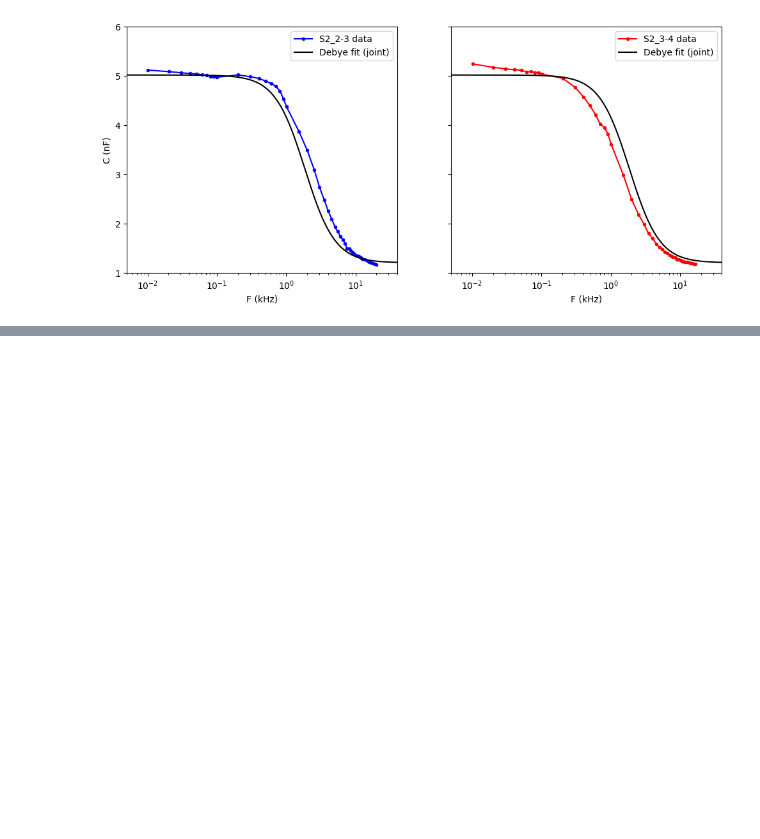
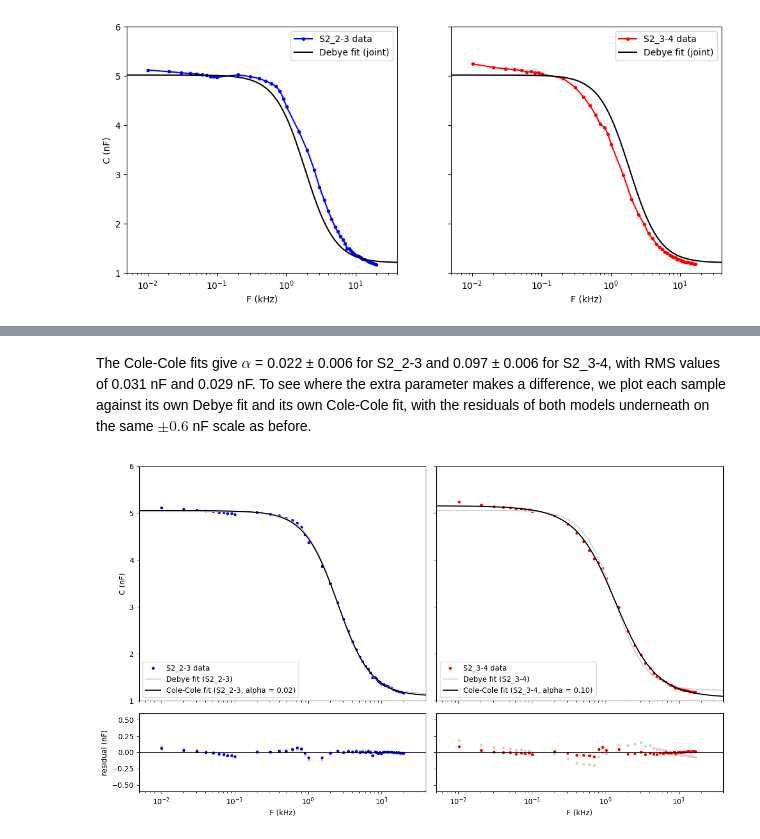
Before and after one commit to m-i-t-h-r-a-n/ac-circuit-modeling, a Jupyter notebook: capacitor-qubit/notebook.ipynb, the cells around one changed output, grey strips where cells are left out. Cells and saved outputs as stored; diff of their text form; code cells hidden in the pictures; blank space fills up the shorter version.

```diff
--- a/capacitor-qubit/notebook.ipynb
+++ b/capacitor-qubit/notebook.ipynb
@@ -113,3 +362,54 @@ plt.show()
+# %% [markdown]
+The Cole-Cole fits give $\alpha$ = 0.022 ± 0.006 for S2_2-3 and 0.097 ± 0.006 for S2_3-4, with RMS values of 0.031 nF and 0.029 nF. To see where the extra parameter makes a difference, we plot each sample against its own Debye fit and its own Cole-Cole fit, with the residuals of both models underneath on the same $\pm0.6$ nF scale as before.
+# %%
+# each sample's fitted parameters, looked up by name
+debye_by_name = {r["sample"]: r for r in results}
+cc_by_name = {r["sample"]: r for r in results_cc}
+
+plot_samples = [
+    # name,    f (kHz), C (nF), colour
+    ("S2_2-3", x_23, y_23, "blue"),
+    ("S2_3-4", x_34, y_34, "red"),
+]
+
+fig, axes = plt.subplots(
+    2, 2, figsize=(12, 7), sharex=True, sharey="row",
+    gridspec_kw={"height_ratios": [3, 1]},
+)
+
+for col, (name, x, y, color) in enumerate(plot_samples):
+    d, c = debye_by_name[name], cc_by_name[name]
+    d_model = DebyeCapacitor(d["C_inf"], d["del_C"], d["tau"])
+    c_model = ColeColeCapacitor(c["C_inf"], c["del_C"], c["tau"], c["alpha"])
+
+    d_curve = d_model.computeCapacitance(f_grid * 1000)                  # smooth curves
+    c_curve = c_model.computeCapacitance(f_grid * 1000)
+    d_res = computeResiduals(y, d_model.computeCapacitance(x * 1000))    # at the data
+    c_res = computeResiduals(y, c_model.computeCapacitance(x * 1000))
+
+    ax_top, ax_res = axes[0, col], axes[1, col]
+
+    # top row: data, Debye fit (light grey), Cole-Cole fit (black)
+    ax_top.plot(x, y, "o", ms=3, color=color, label=f"{name} data")
+    ax_top.plot(f_grid, d_curve, "-", color="lightgrey", label=f"Debye fit ({name})")
+    ax_top.plot(f_grid, c_curve, "-", color="black",
+                label=f"Cole-Cole fit ({name}, alpha = {c['alpha']:.2f})")
+    ax_top.legend(loc="lower left")
+
+    # bottom row: residuals (data - model); Debye in grey, Cole-Cole in colour
+    ax_res.plot(x, d_res, "o", ms=3, color="lightgrey")
+    ax_res.plot(x, c_res, "o", ms=3, color=color)
+    ax_res.axhline(0, color="black", linewidth=0.8)
+    ax_res.set(xlabel="F (kHz)")
+
+axes[0, 0].set_xscale("log")            # shared, so this sets all four
+axes[0, 0].set(xlim=(0.005, 40), ylim=(1, 6), ylabel="C (nF)")
+axes[1, 0].set(ylabel="residual (nF)", ylim=(-0.6, 0.6))
+
+fig.tight_layout()
+plt.show()
+# %% [output]
+[figure, added]
 # %% [markdown]
 ## References
 
```
Also changed, not shown: parts of 11 cells of this notebook, 1 other file.
